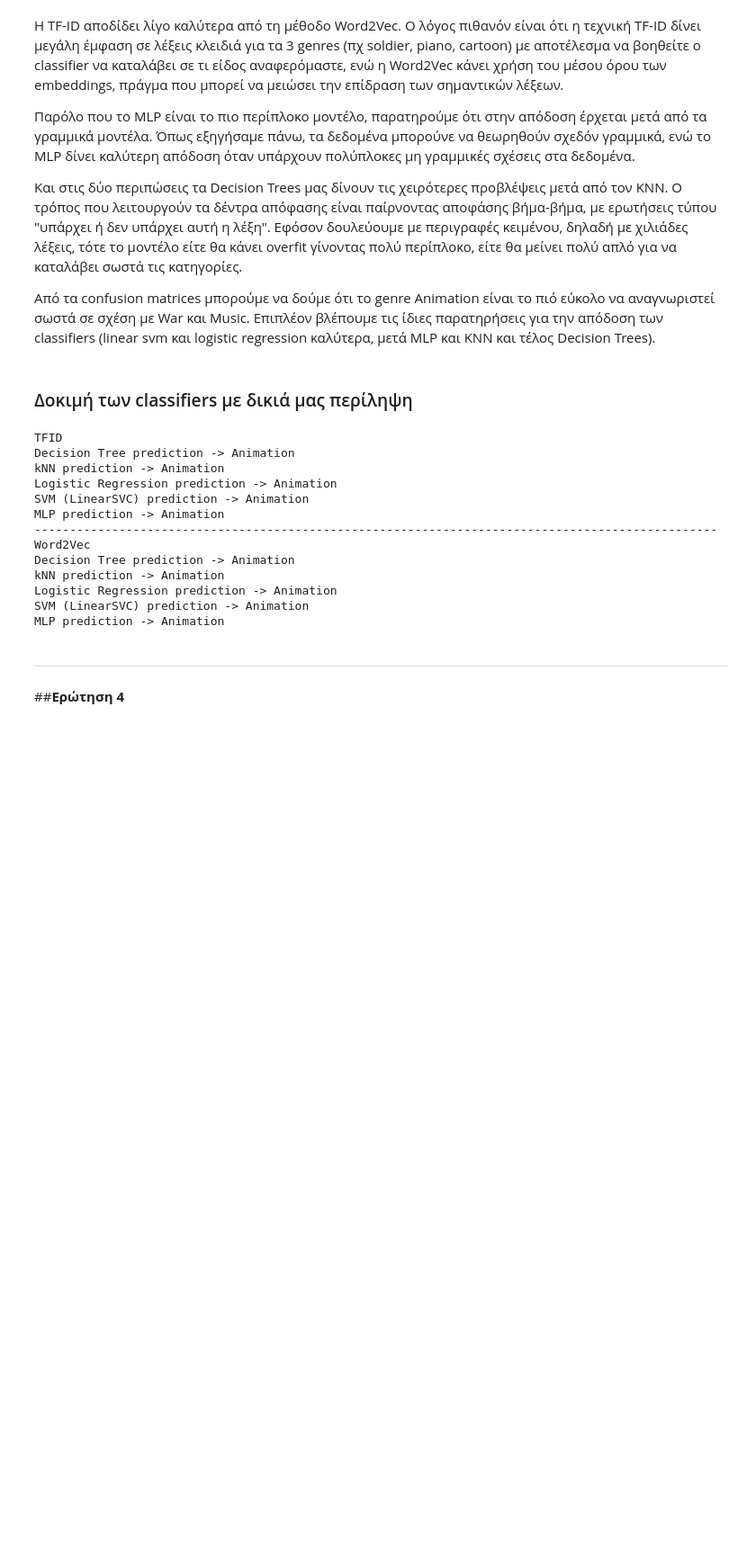
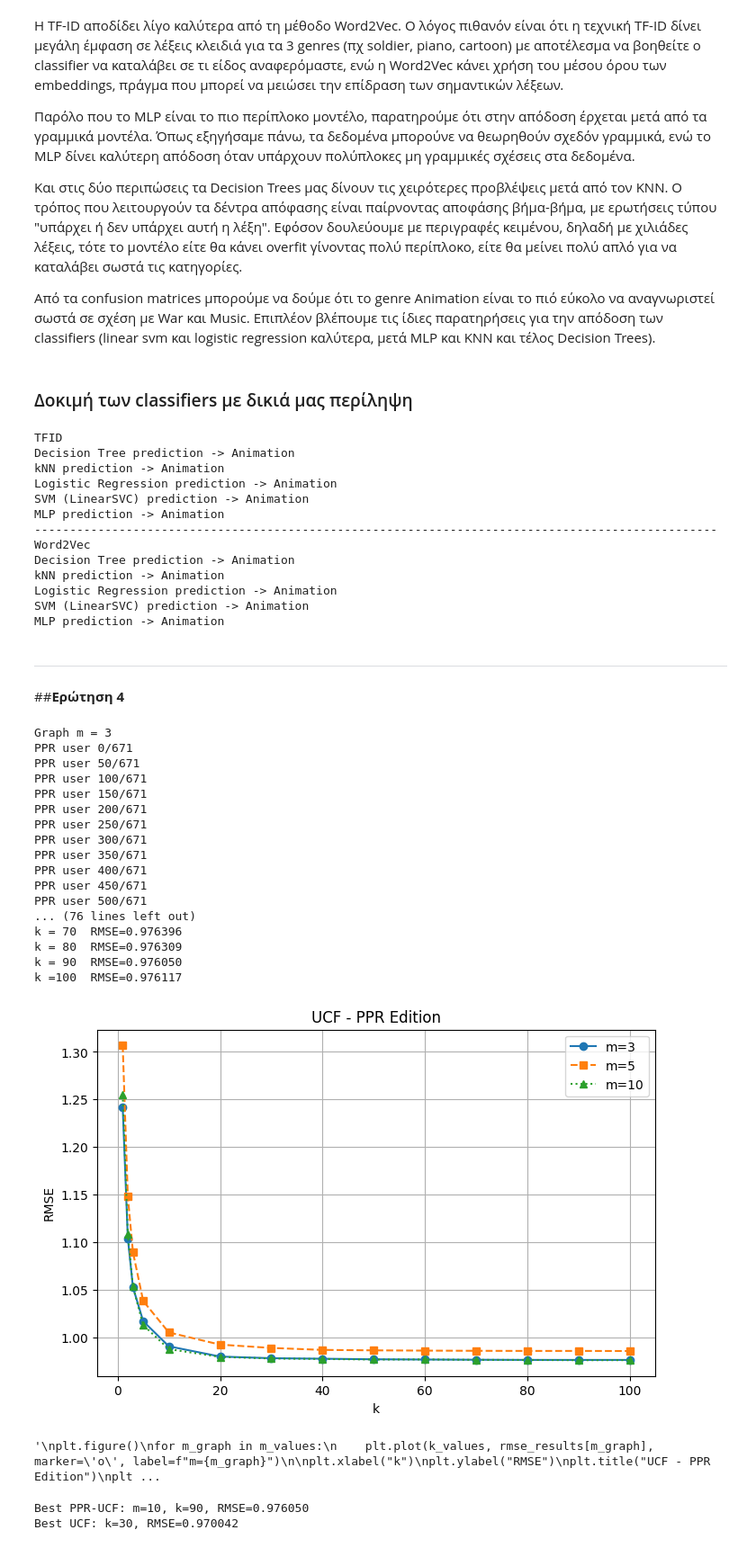
Before and after one commit to BillPapakyriakou/DataMining-Notebooks, a Jupyter notebook: assignment_3.ipynb, the cells around one changed output. Shown at 90% size. Saved outputs shown, nothing was run; the diff lists cells and outputs as text; code cells hidden in the pictures; blank space fills up the shorter version.

```diff
--- a/assignment_3.ipynb
+++ b/assignment_3.ipynb
@@ -852,0 +996,76 @@ MLP prediction -> Animation
+# %%
+m_values = [3, 5, 10]
+k_values = [1, 2, 3, 5, 10, 20, 30, 40, 50, 60, 70, 80, 90, 100]
+
+R_csc = R.tocsc()
+rmse_results = {}
+
+for m_graph in m_values:
+    print(f"\nGraph m = {m_graph}")
+
+    G = create_graph(R, m_graph)
+    PPR = run_ppr(G)
+
+    rmse_list = []
+
+    print("")
+
+    for k in k_values:
+        preds = np.array(
+            [ucf_ppr(R, u, mv, k, PPR) for u, mv in zip(u_test, m_test)]
+        )
+        preds = np.clip(preds, 0, 5)
+
+        rmse = np.sqrt(mean_squared_error(r_test, preds))
+        rmse_list.append(rmse)
+
+        print(f"k ={k:3d}  RMSE={rmse:.6f}")
+
+    rmse_results[m_graph] = rmse_list
+
+
+plt.figure(figsize=(8,5))
+
+plt.plot(k_values, rmse_results[3],  marker='o', label='m=3')
+plt.plot(k_values, rmse_results[5],  marker='s', linestyle='--', label='m=5')
+plt.plot(k_values, rmse_results[10], marker='^', linestyle=':',  label='m=10')
+
+plt.xlabel("k")
+plt.ylabel("RMSE")
+plt.title("UCF - PPR Edition")
+plt.grid(True)
+plt.legend()
+plt.show()
+# %% [output]
+Graph m = 3
+PPR user 0/671
+PPR user 50/671
+PPR user 100/671
+PPR user 150/671
+PPR user 200/671
+PPR user 250/671
+PPR user 300/671
+PPR user 350/671
+PPR user 400/671
+PPR user 450/671
+PPR user 500/671
+... (76 lines left out)
+k = 70  RMSE=0.976396
+k = 80  RMSE=0.976309
+k = 90  RMSE=0.976050
+k =100  RMSE=0.976117
+[figure, added]
+'\nplt.figure()\nfor m_graph in m_values:\n    plt.plot(k_values, rmse_results[m_graph], marker=\'o\', label=f"m={m_graph}")\n\nplt.xlabel("k")\nplt.ylabel("RMSE")\nplt.title("UCF - PPR Edition")\nplt ...
+# %%
+best_k_old = 30
+best_rmse_old = 0.970042
+
+best_m, best_k, best_rmse = min(
+    ((m, k_values[int(np.argmin(rmse_results[m]))], float(np.min(rmse_results[m]))) for m in m_values),
+    key=lambda x: x[2]
+)
+print(f"Best PPR-UCF: m={best_m}, k={best_k}, RMSE={best_rmse:.6f}")
+print(f"Best UCF: k={best_k_old}, RMSE={best_rmse_old:.6f}")
+# %% [output]
+Best PPR-UCF: m=10, k=90, RMSE=0.976050
+Best UCF: k=30, RMSE=0.970042
```
Also changed, not shown: parts of 10 cells of this notebook.
